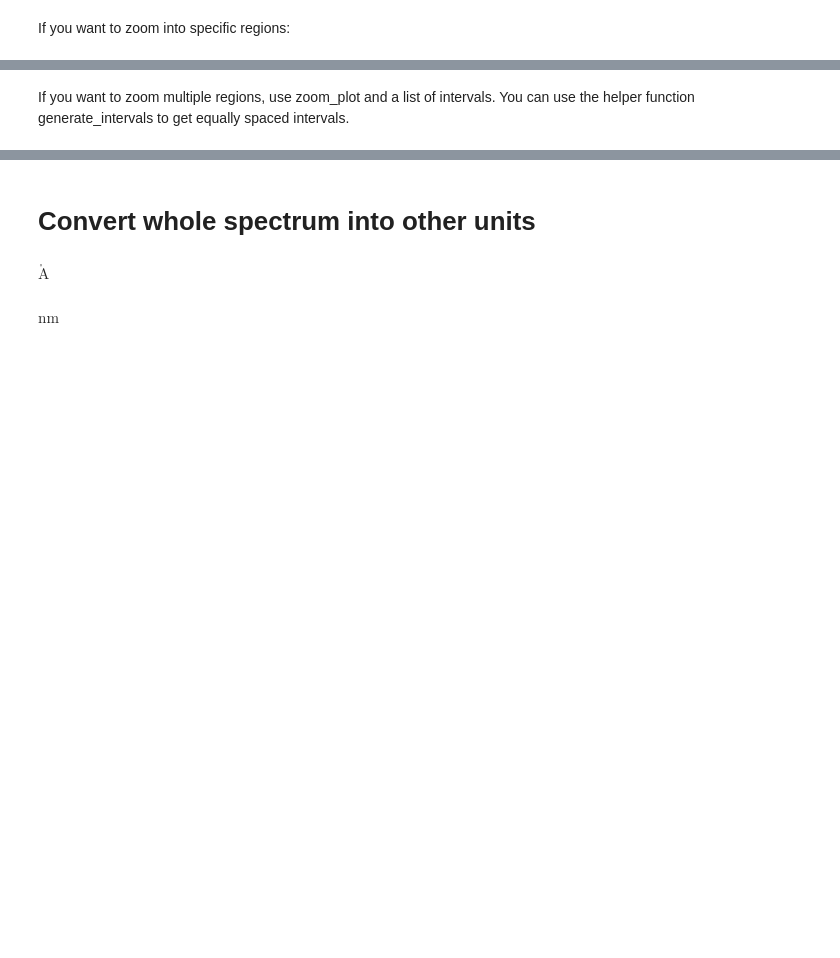
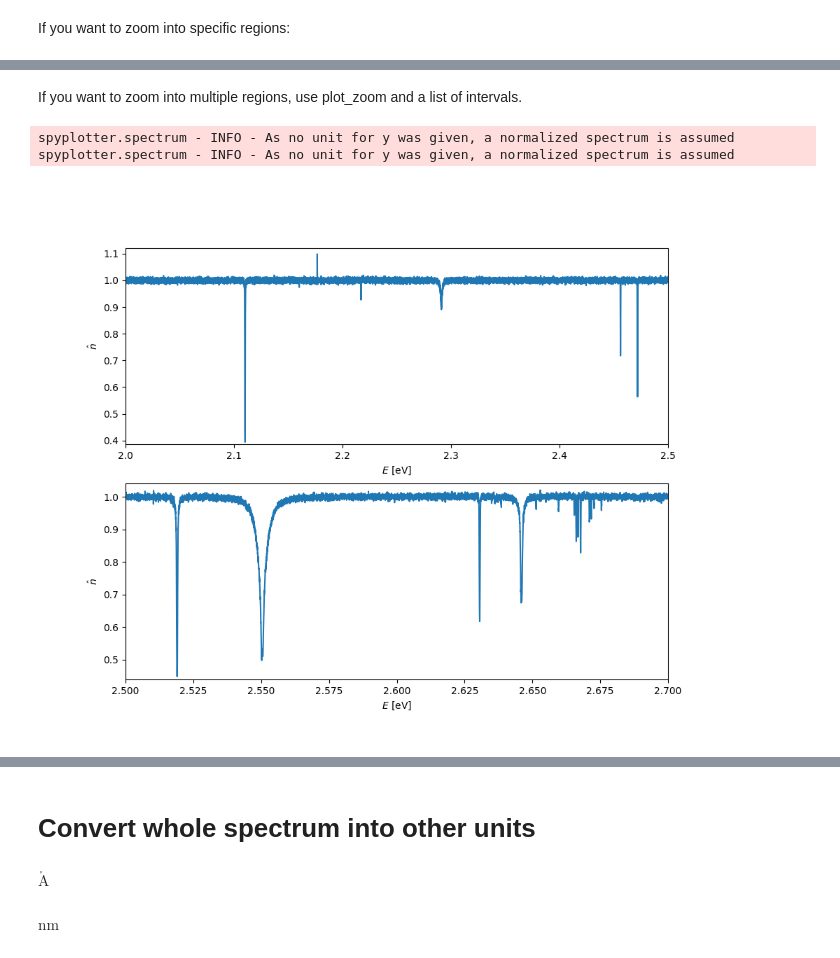
Before and after one commit to eschoesser/spyplotter, a Jupyter notebook: docs/spectrum.ipynb, the cells around one changed output, grey strips where cells are left out. Cells and saved outputs as stored; diff of their text form; code cells hidden in the pictures; blank space fills up the shorter version.

```diff
--- a/docs/spectrum.ipynb
+++ b/docs/spectrum.ipynb
@@ -77,3 +88,9 @@ spectrum_sim.plot(x_unit=u.eV,color='C00',label='Noisy simulated',interval=[2,2.
 [figure]
 # %% [markdown]
-If you want to zoom multiple regions, use zoom_plot and a list of intervals. You can use the helper function generate_intervals to get equally spaced intervals.
+If you want to zoom into multiple regions, use plot_zoom and a list of intervals.
+# %%
+spectrum_sim.plot_zoom(x_unit=u.eV,color='C00',label='Noisy simulated',intervals=[[2,2.5],[2.5,2.7]]);
+# %% [output]
+spyplotter.spectrum - INFO - As no unit for y was given, a normalized spectrum is assumed
+spyplotter.spectrum - INFO - As no unit for y was given, a normalized spectrum is assumed
+[figure, added]
```
Also changed, not shown: parts of 20 cells of this notebook.
